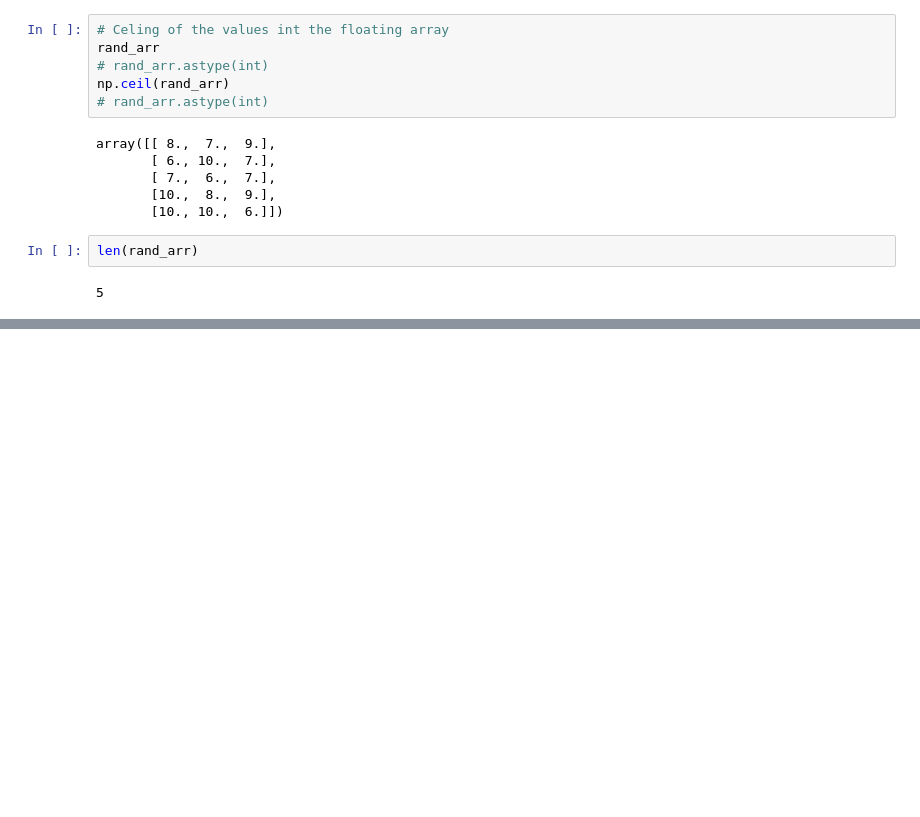
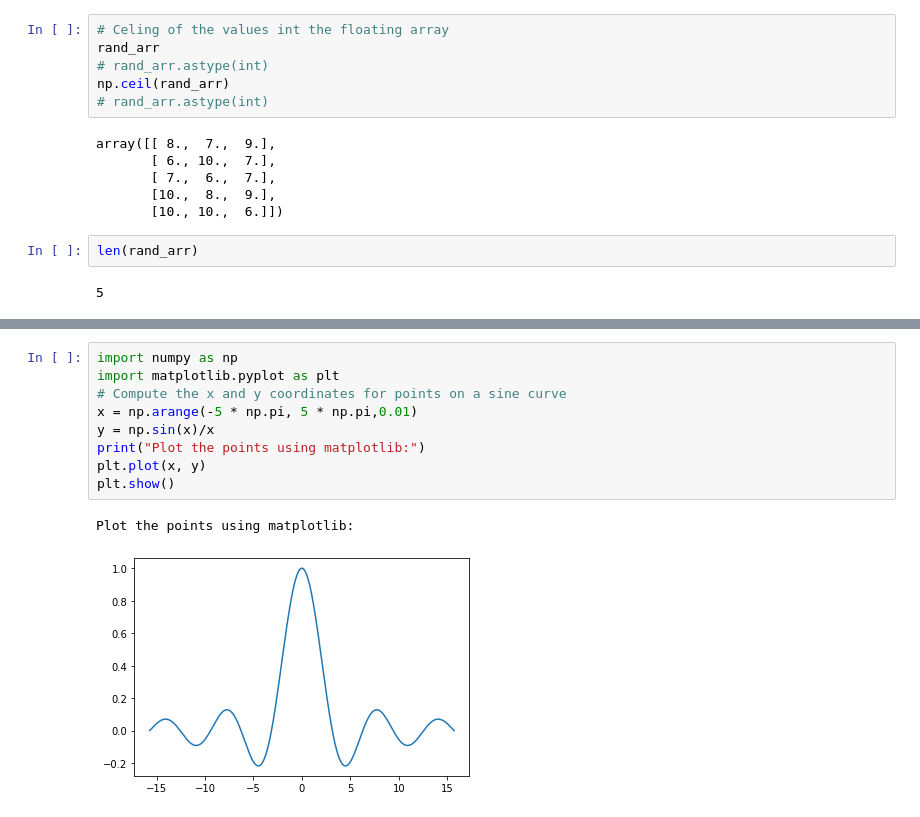
Before and after one commit to cvsnraju/learn_python, a Jupyter notebook: numpy/Ndarrays Jupyter .ipynb, the cells around one changed output, grey strips where cells are left out. Cells and saved outputs as stored; diff of their text form; blank space fills up the shorter version.

```diff
--- a/numpy/Ndarrays Jupyter .ipynb
+++ b/numpy/Ndarrays Jupyter .ipynb
@@ -270,0 +307,12 @@ len(rand_arr)
+# %%
+import numpy as np
+import matplotlib.pyplot as plt
+# Compute the x and y coordinates for points on a sine curve
+x = np.arange(-5 * np.pi, 5 * np.pi,0.01)
+y = np.sin(x)/x
+print("Plot the points using matplotlib:")
+plt.plot(x, y)
+plt.show()
+# %% [output]
+Plot the points using matplotlib:
+[figure, added]
```
Also changed, not shown: parts of 7 cells of this notebook, 1 other file.
